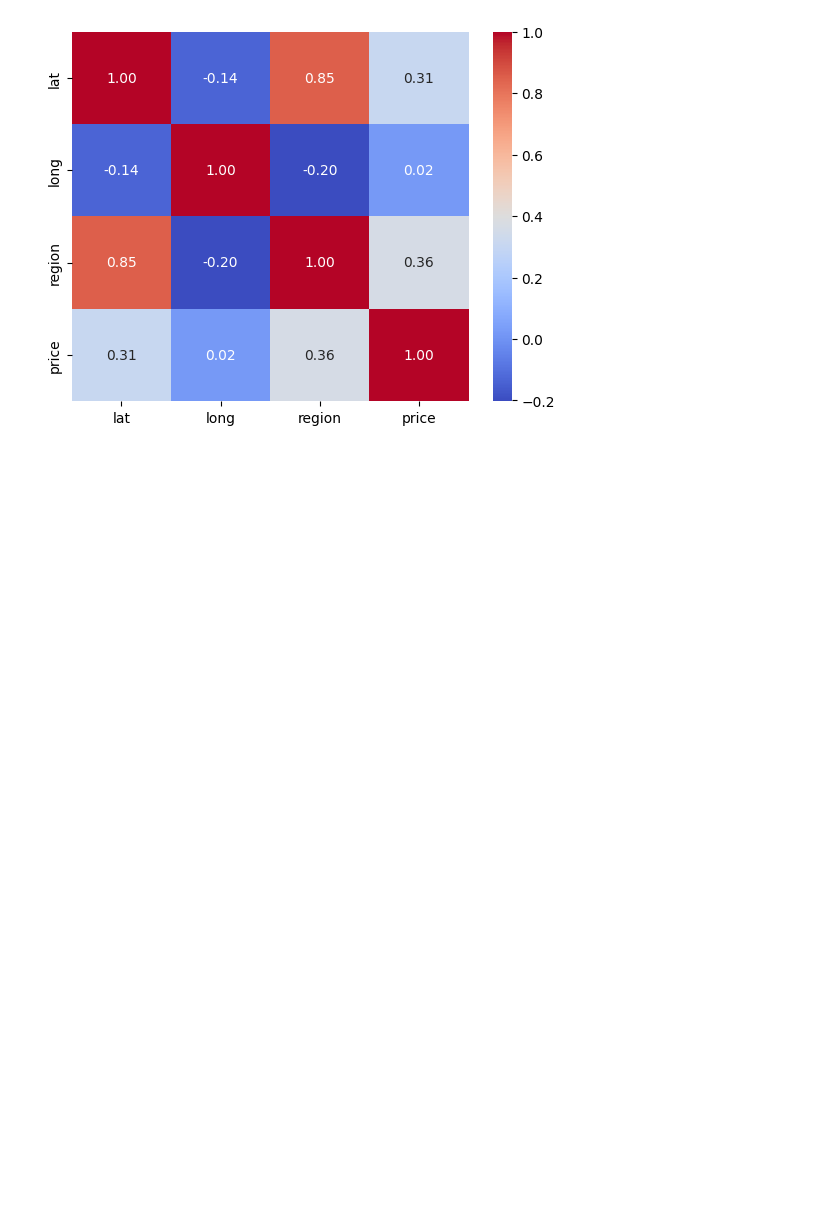
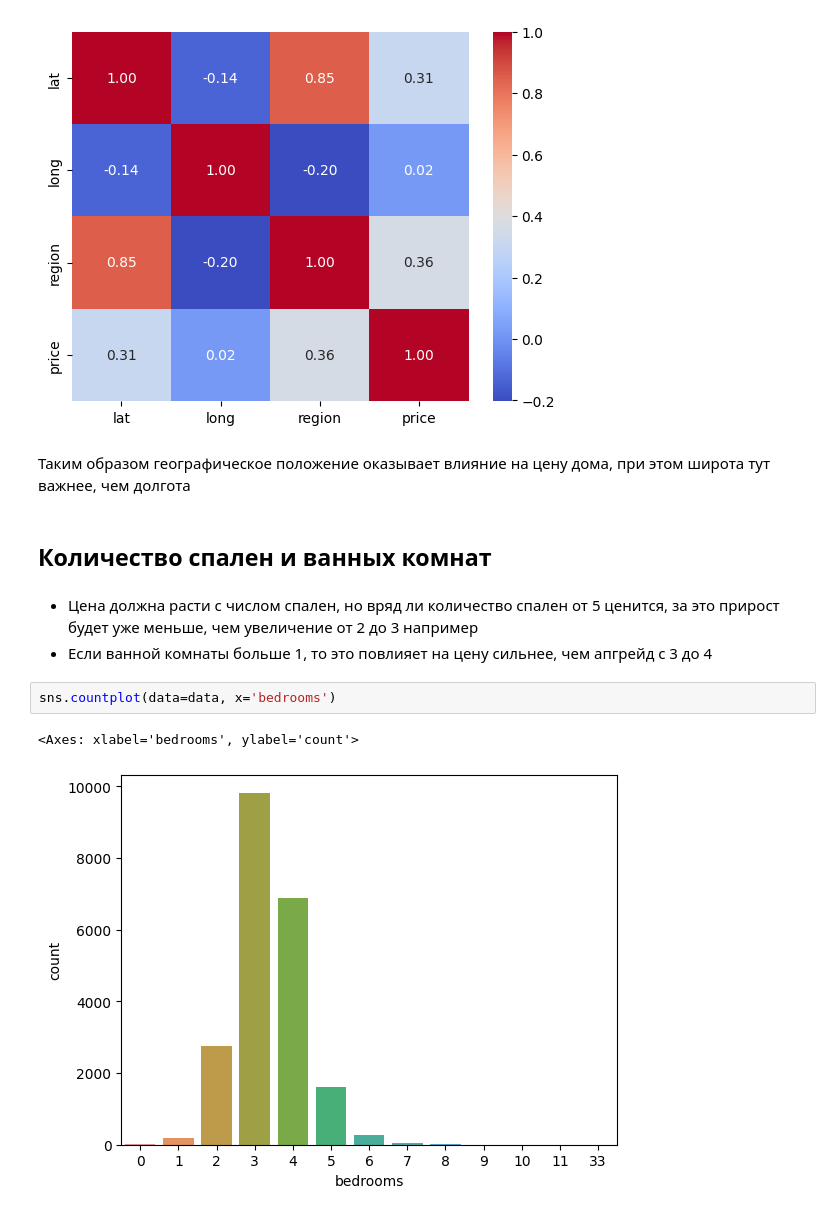
Before and after one commit to Daniil-Leshchev/house-sales-ml, a Jupyter notebook: house-sales.ipynb, the cells around one changed output. Cells and saved outputs as stored; diff of their text form; blank space fills up the shorter version.

```diff
--- a/house-sales.ipynb
+++ b/house-sales.ipynb
@@ -570,3 +570,15 @@ sns.barplot(x='region', y='price', data=data)
 make_heatmap(data[['lat', 'long', 'region', 'price']])
 # %% [output]
 [figure]
+# %% [markdown]
+Таким образом географическое положение оказывает влияние на цену дома, при этом широта тут важнее, чем долгота
+# %% [markdown]
+## Количество спален и ванных комнат
+# %% [markdown]
+* Цена должна расти с числом спален, но вряд ли количество спален от 5 ценится, за это прирост будет уже меньше, чем увеличение от 2 до 3 например
+* Если ванной комнаты больше 1, то это повлияет на цену сильнее, чем апгрейд с 3 до 4
+# %%
+sns.countplot(data=data, x='bedrooms')
+# %% [output]
+<Axes: xlabel='bedrooms', ylabel='count'>
+[figure, added]
```
Also changed, not shown: parts of 72 cells of this notebook.
